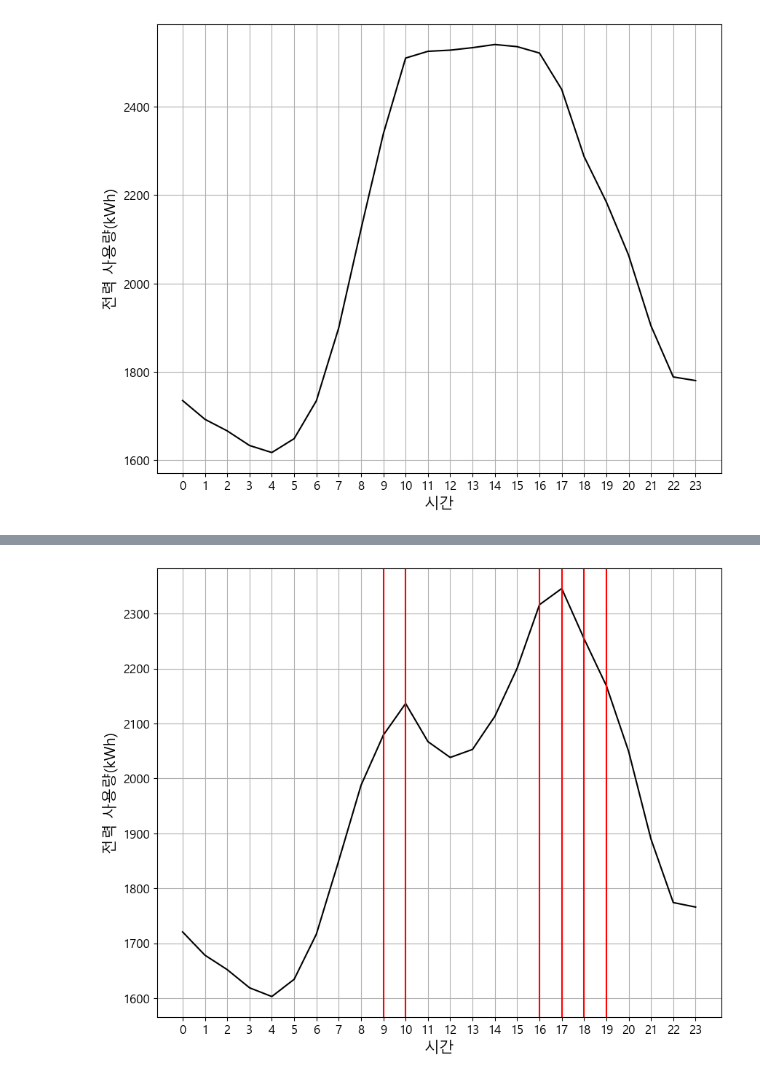
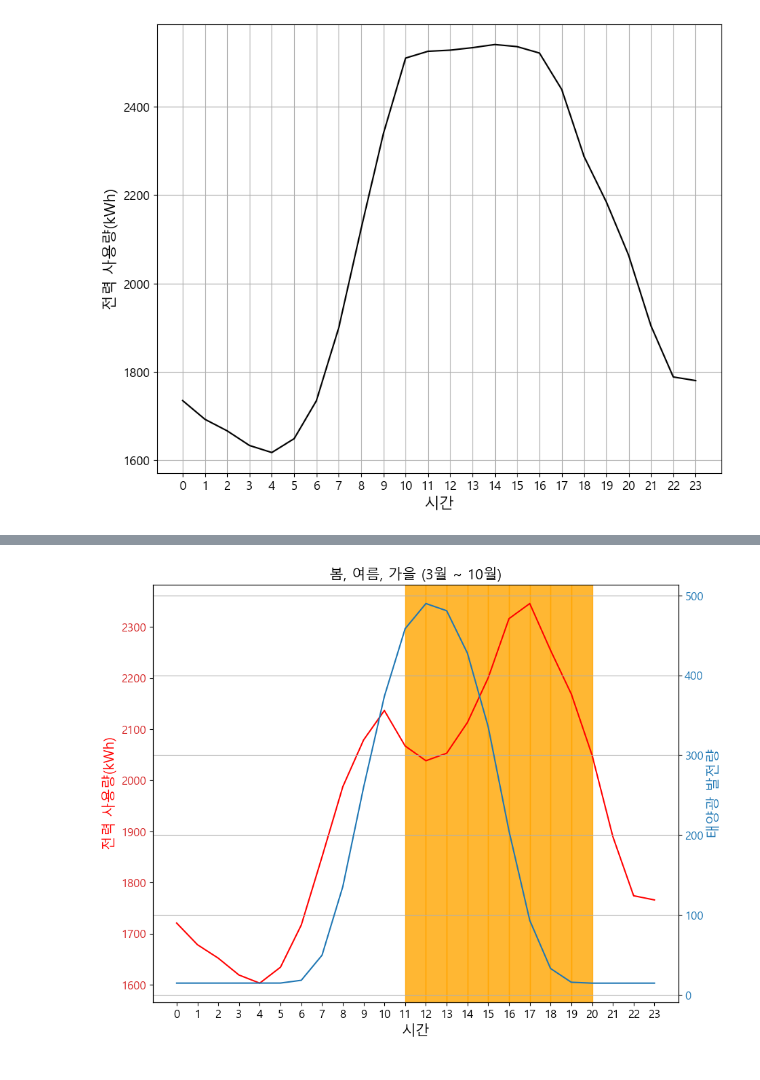
Before and after one commit to Jjineeq/Capstone_Design, a Jupyter notebook: plt.ipynb, the cells around one changed output, grey strips where cells are left out. Drawn from its saved outputs; the diff is of its cells as text; code cells hidden in the pictures.

```diff
--- a/plt.ipynb
+++ b/plt.ipynb
@@ -81 +92,29 @@ plt.show()
+# %%
+time = [11, 12, 13, 14, 15, 16, 17, 18, 19]
+# %%
+fig, ax1 = plt.subplots(figsize=(10, 8))
+
+color = 'tab:red'
+ax1.set_xlabel('시간', fontsize=15)
+ax1.set_ylabel('전력 사용량(kWh)', color='r', fontsize=15)
+ax1.plot(qq - ee, color='r')
+ax1.tick_params(axis='y', labelcolor=color, labelsize=12)
+ax1.set_xticks(np.arange(0, 24, 1))
+ax1.set_xticklabels(np.arange(0, 24, 1), fontsize=12)
+ax1.set_title('봄, 여름, 가을 (3월 ~ 10월)', fontsize=15)
+
+ax2 = ax1.twinx()
+
+color = 'tab:blue'
+ax2.set_ylabel('태양광 발전량', color=color, fontsize=15)
+ax2.plot(ee, color=color)
+ax2.tick_params(axis='y', labelcolor=color, labelsize=12)
+
+for i in time:
+    ax1.axvspan(i, i+1, alpha=0.8, color='orange')
+
+plt.grid(True)
+plt.show()
+# %% [output]
+[figure, added]
 # %%
@@ -83,13 +121,0 @@ time = [9, 10, 16, 17, 18, 19]
-# %%
-plt.figure(figsize=(10,8))
-plt.plot(qq - ee, color = 'k')
-plt.grid(True)
-plt.yticks(fontsize = 12)
-plt.xticks(np.arange(0,24,1) , fontsize = 12)
-plt.xlabel('시간', fontsize = 15)
-plt.ylabel('전력 사용량(kWh)', fontsize = 15)
-for i in time:
-    plt.axvline(i, color = 'r')
-plt.show()
-# %% [output]
-[figure, removed]
```
Also changed, not shown: parts of 18 cells of this notebook, 1 other file.
